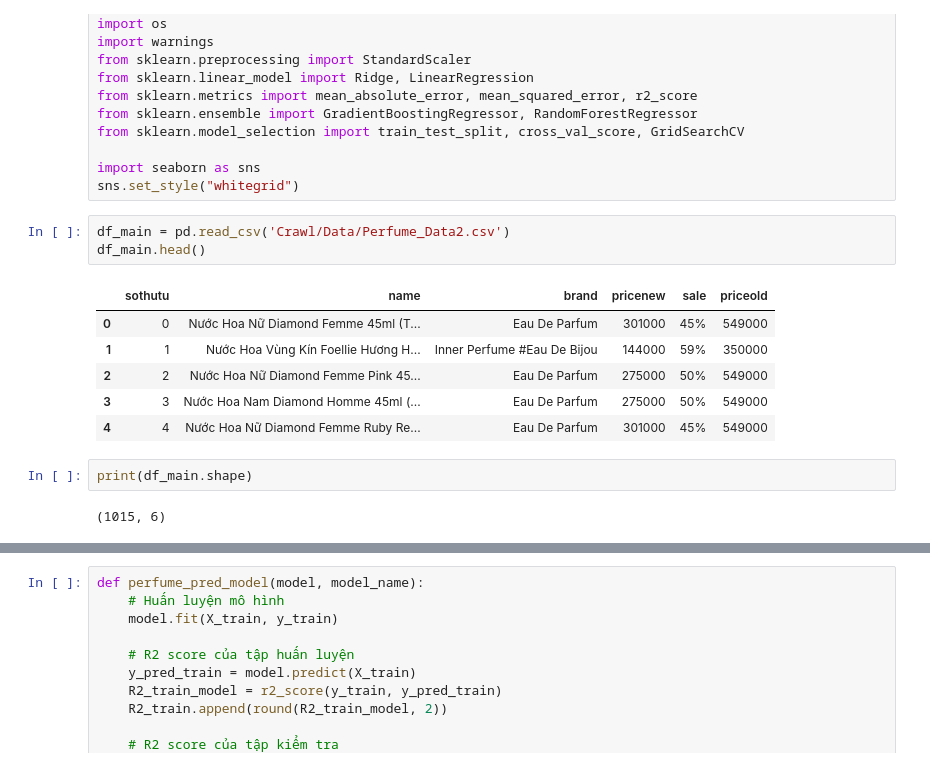
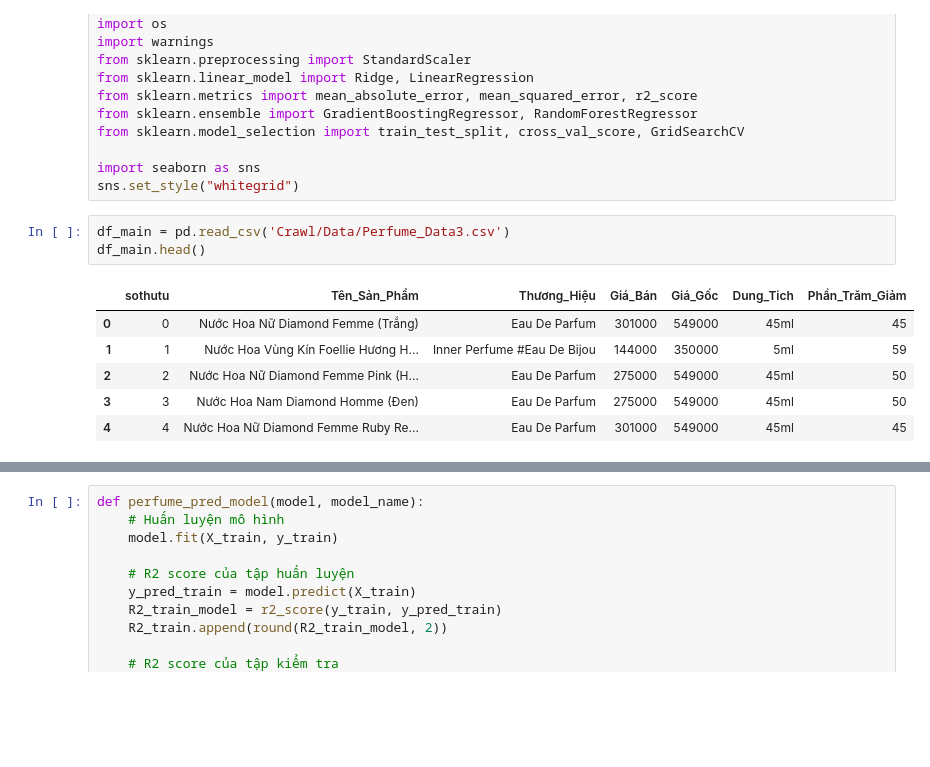
Before and after one commit to machine-learning-elite/Suggestions-for-perfume, a Jupyter notebook: TrainingDataTest.ipynb, the cells around one changed output, grey strips where cells are left out. Cells and saved outputs as stored; diff of their text form; blank space fills up the shorter version.

```diff
--- a/TrainingDataTest.ipynb
+++ b/TrainingDataTest.ipynb
@@ -14,16 +33,12 @@ from sklearn.model_selection import train_test_split, cross_val_score, GridSearc
 import seaborn as sns
 sns.set_style("whitegrid")
 # %%
-df_main = pd.read_csv('Crawl/Data/Perfume_Data2.csv')
+df_main = pd.read_csv('Crawl/Data/Perfume_Data3.csv')
 df_main.head()
 # %% [output]
-|  | sothutu | name | brand | pricenew | sale | priceold |
-| 0 | 0 | Nước Hoa Nữ Diamond Femme 45ml (T... | Eau De Parfum | 301000 | 45% | 549000 |
-| 1 | 1 | Nước Hoa Vùng Kín Foellie Hương H... | Inner Perfume #Eau De Bijou | 144000 | 59% | 350000 |
-| 2 | 2 | Nước Hoa Nữ Diamond Femme Pink 45... | Eau De Parfum | 275000 | 50% | 549000 |
-| 3 | 3 | Nước Hoa Nam Diamond Homme 45ml (... | Eau De Parfum | 275000 | 50% | 549000 |
-| 4 | 4 | Nước Hoa Nữ Diamond Femme Ruby Re... | Eau De Parfum | 301000 | 45% | 549000 |
+|  | sothutu | Tên_Sản_Phẩm | Thương_Hiệu | Giá_Bán | Giá_Gốc | Dung_Tich | Phần_Trăm_Giảm |
+| 0 | 0 | Nước Hoa Nữ Diamond Femme (Trắng) | Eau De Parfum | 301000 | 549000 | 45ml | 45 |
+| 1 | 1 | Nước Hoa Vùng Kín Foellie Hương H... | Inner Perfume #Eau De Bijou | 144000 | 350000 | 5ml | 59 |
+| 2 | 2 | Nước Hoa Nữ Diamond Femme Pink (H... | Eau De Parfum | 275000 | 549000 | 45ml | 50 |
+| 3 | 3 | Nước Hoa Nam Diamond Homme (Đen) | Eau De Parfum | 275000 | 549000 | 45ml | 50 |
+| 4 | 4 | Nước Hoa Nữ Diamond Femme Ruby Re... | Eau De Parfum | 301000 | 549000 | 45ml | 45 |
-# %%
-print(df_main.shape)
-# %% [output]
-(1015, 6)
```
Also changed, not shown: parts of 26 cells of this notebook, 5 other files.
